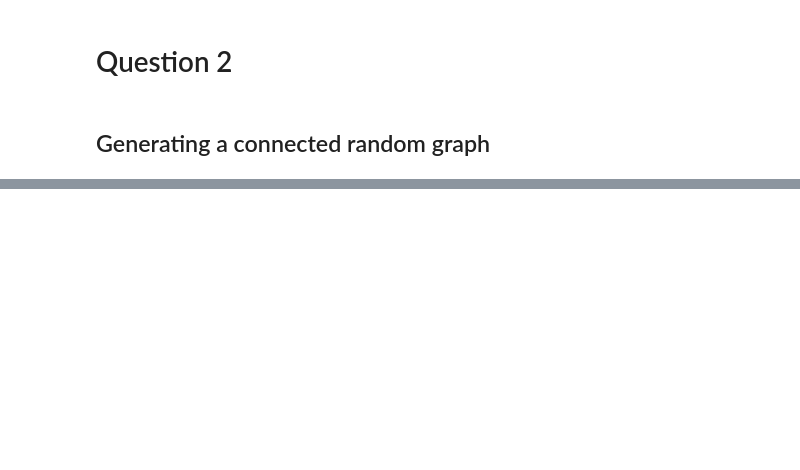
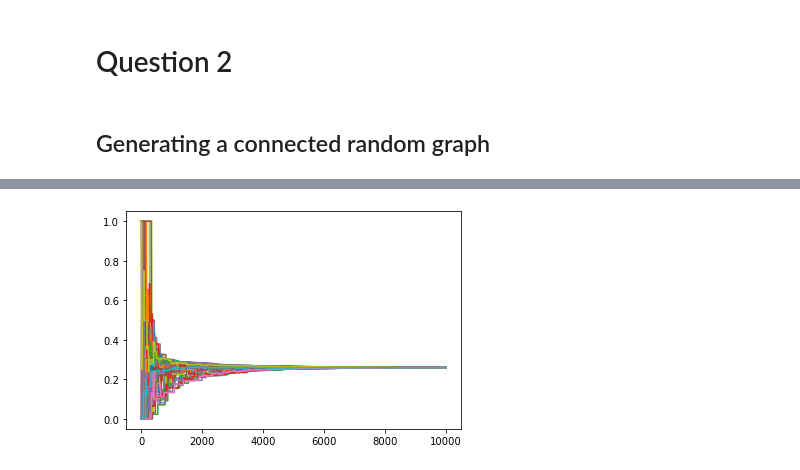
Before and after one commit to WDaugherty/ECE-5260, a Jupyter notebook: HW6/HW6_notebook.ipynb, the cells around one changed output, grey strips where cells are left out. Cells and saved outputs as stored; diff of their text form; code cells hidden in the pictures; blank space fills up the shorter version.

```diff
--- a/HW6/HW6_notebook.ipynb
+++ b/HW6/HW6_notebook.ipynb
@@ -136,0 +128,36 @@ G = nx.random_geometric_graph(100, 0.225, 96845)
+# %%
+"""
+Gossiping
+
+Args:
+
+Outputs:
+
+"""
+def gossiping(N,T):
+
+    x = np.zeros((N, T))
+    for m in range(N):
+        x[m, 0] = np.random.binomial(n=1, p= 0.2)
+
+    for t in range(1,T):
+
+        r = np.random.choice(range(len(G.edges)))
+        i,j = list(G.edges)[r]
+
+        for node in G.nodes:
+            if node == i or node == j:
+                x[node, t] = (x[i, t-1] + x[j, t-1])/2
+            else:
+                x[node, t] = x[node, t-1]
+
+    for i in range(N):
+        time = range(T)
+        plt.plot(time, x[i, :])
+
+    return (plt.show())
+
+
+gossiping(100, 10000)
+# %% [output]
+[figure, added]
```
Also changed, not shown: parts of 14 cells of this notebook.
